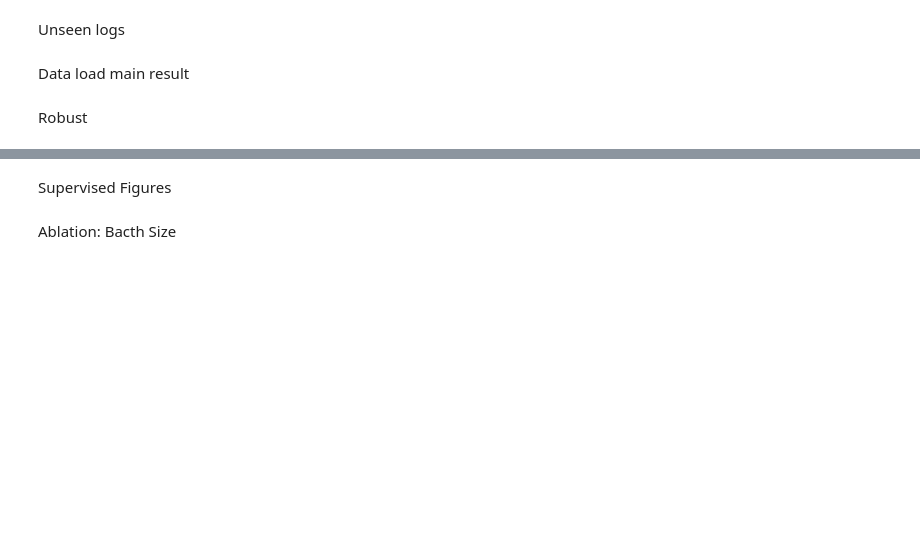
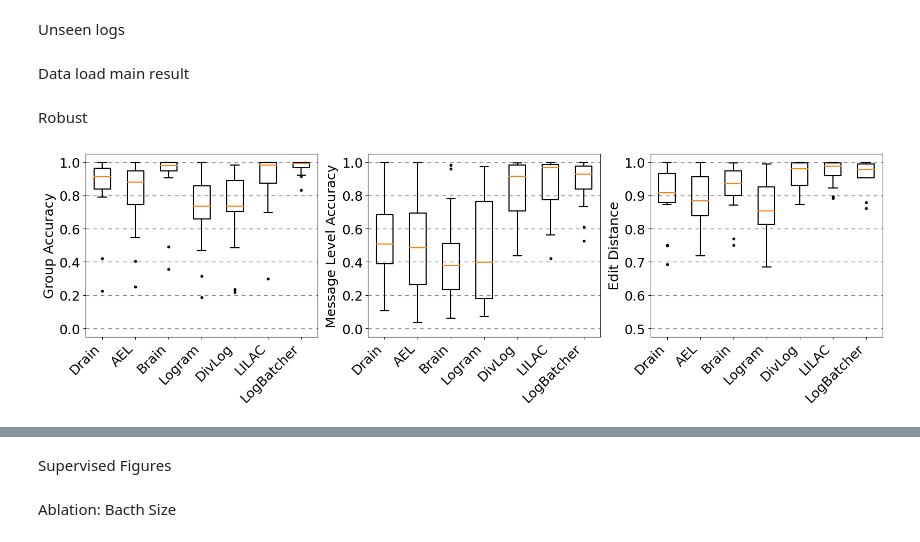
Before and after one commit to LogIntelligence/LogBatcher, a Jupyter notebook: evaluation.ipynb, the cells around one changed output, grey strips where cells are left out. Drawn from its saved outputs; the diff is of its cells as text; code cells hidden in the pictures; blank space fills up the shorter version.

```diff
--- a/evaluation.ipynb
+++ b/evaluation.ipynb
@@ -299,8 +299,8 @@ import numpy as np
 data = {
     'Log Parser': ['Drain', 'AEL', 'Brain', 'Logram', 'DivLog', 'LILAC', 'LogBatcher'],
     'Group Accuracy': GA,
-    'Parsing Accuracy': MLA,
-    'Normalized Edit Distance': ED
+    'Message Level Accuracy': MLA,
+    'Edit Distance': ED
 }
 
 # 将数据转换为DataFrame
@@ -316,7 +316,6 @@ y_fontsize = 18
 special_tick_fontsize = 16  # 特定指标的字体大小
 space_size = 0.05
 line_size = dict(linewidth=1.5)
-
 
 for ax in axs[:2]:
     for i in [0, 0.2, 0.4, 0.6, 0.8, 1.0]:
@@ -333,33 +332,36 @@ axs[2].tick_params(axis='y', labelsize=y_fontsize)
 axs[0].boxplot(df['Group Accuracy'], labels=df['Log Parser'], boxprops=line_size, capprops=line_size,
                whiskerprops=line_size, medianprops=line_size,
                flierprops=flierprops)
 axs[0].set_ylabel('Group Accuracy', rotation=90, fontsize=label_fontsize)
 axs[0].set_ylim(0-space_size, 1+space_size)
 axs[0].set_xticklabels(df['Log Parser'], rotation=45,
                        ha='right', fontsize=x_fontsize)
 
 
 # Parsing Accuracy
-axs[1].boxplot(df['Parsing Accuracy'], boxprops=line_size, capprops=line_size,
+axs[1].boxplot(df['Message Level Accuracy'], boxprops=line_size, capprops=line_size,
                whiskerprops=line_size, medianprops=line_size,
                labels=df['Log Parser'], flierprops=flierprops)
-axs[1].set_ylabel('Parsing Accuracy', rotation=90, fontsize=label_fontsize)
+axs[1].set_ylabel('Message Level Accuracy',
+                  rotation=90, fontsize=label_fontsize)
 axs[1].set_ylim(0-space_size, 1+space_size)
 axs[1].set_xticklabels(df['Log Parser'], rotation=45,
                        ha='right', fontsize=x_fontsize)
 
 # Edit Distance
-axs[2].boxplot(df['Normalized Edit Distance'], boxprops=line_size, capprops=line_size,
+axs[2].boxplot(df['Edit Distance'], boxprops=line_size, capprops=line_size,
                whiskerprops=line_size, medianprops=line_size,
                labels=df['Log Parser'], flierprops=flierprops)
 axs[2].set_ylabel('Edit Distance', rotation=90, fontsize=label_fontsize)
 axs[2].set_ylim(0.5 - space_size/2, 1 + space_size/2)
 axs[2].set_xticklabels(df['Log Parser'], rotation=45,
                        ha='right', fontsize=x_fontsize)
 
 plt.tight_layout()
 
 # 保存为 PDF 文件
 plt.savefig('outputs/figures/RQ1_Robust.pdf', format='pdf')
 
 plt.show()
+# %% [output]
+[figure, added]
```
Also changed, not shown: parts of 2 cells of this notebook, 1 other file.
